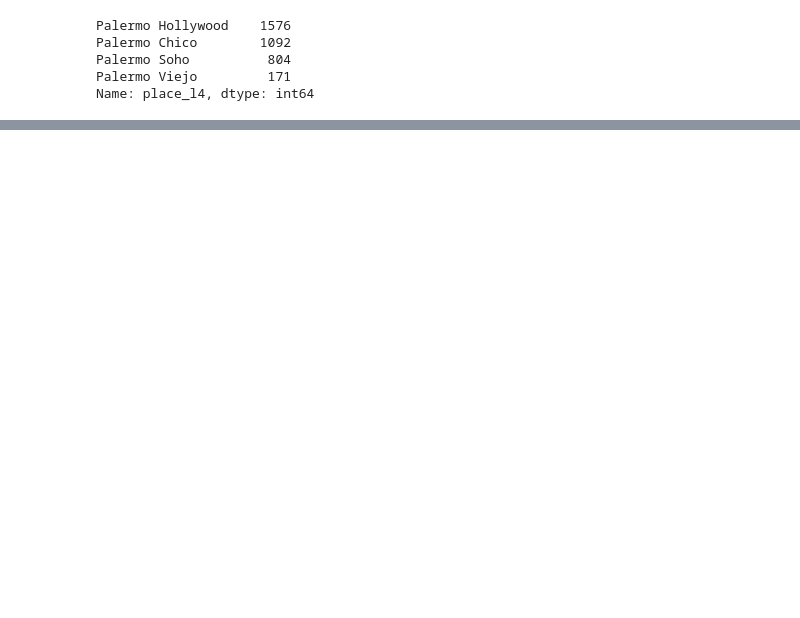
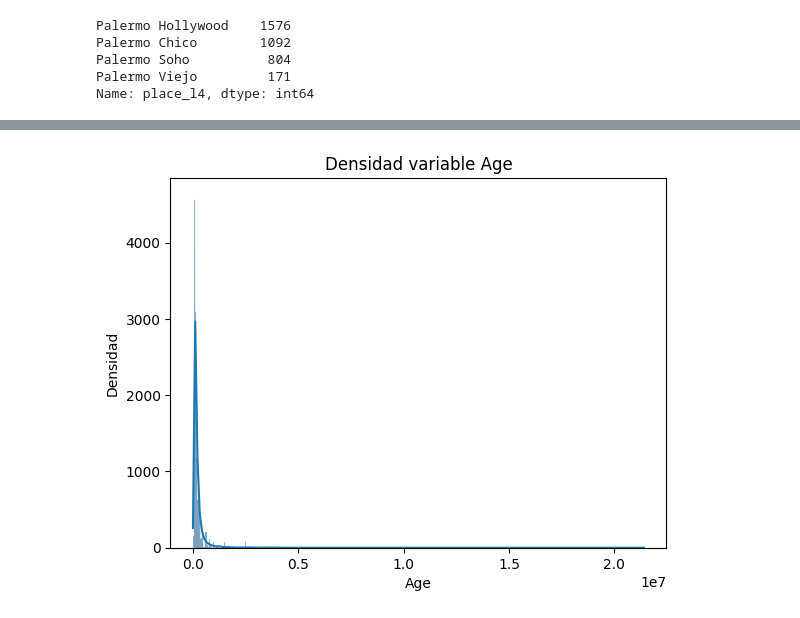
Before and after one commit to iankvdh/Organizacion-de-Datos-2C2022-GRUPO22, a Jupyter notebook: 7506R_TP1_GRUPO22_ENTREGA.ipynb, the cells around one changed output, grey strips where cells are left out. Cells and saved outputs as stored; diff of their text form; code cells hidden in the pictures; blank space fills up the shorter version.

```diff
--- a/7506R_TP1_GRUPO22_ENTREGA.ipynb
+++ b/7506R_TP1_GRUPO22_ENTREGA.ipynb
@@ -181,3 +249,8 @@ grf=viviendas_en_venta_caba_usd.property_type.hist(alpha=0.5,bins=3)
+# %%
+sns_hist=sns.histplot(data=viviendas_en_venta_caba_usd['property_price'], kde=True, alpha = 0.5).set(title="Densidad variable Age",xlabel="Age",ylabel="Densidad")
+#print(viviendas_en_venta_caba_usd[viviendas_en_venta_caba_usd['property_price'] == viviendas_en_venta_caba_usd['property_price'].max()])
+# %% [output]
+[figure, added]
 # %%
 viviendas_en_venta_caba_usd.property_title.value_counts()
 # %% [output]
```
Also changed, not shown: parts of 11 cells of this notebook.
